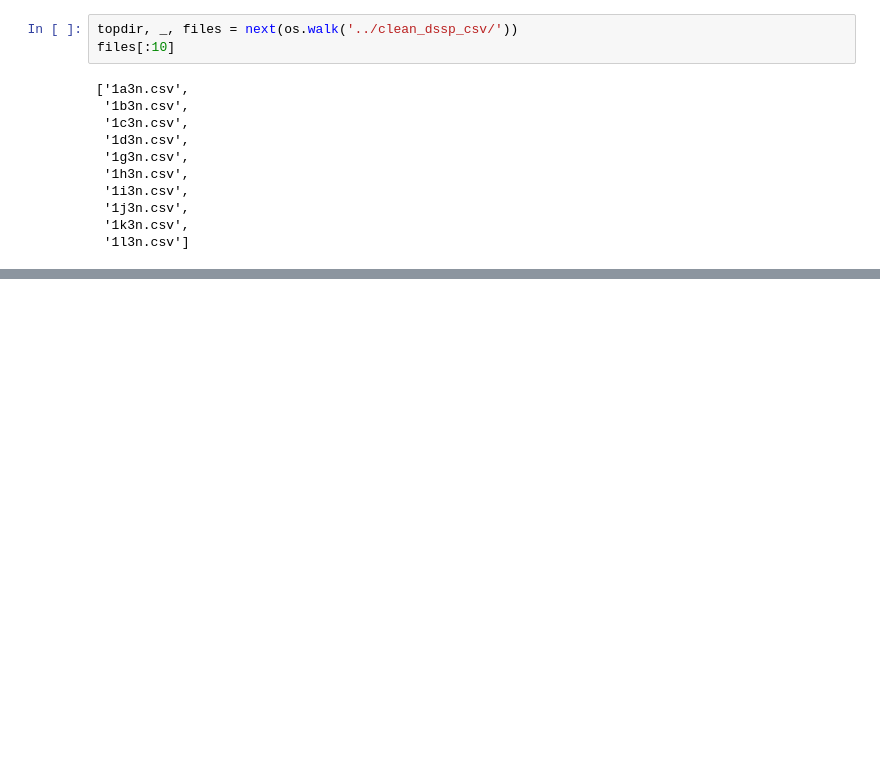
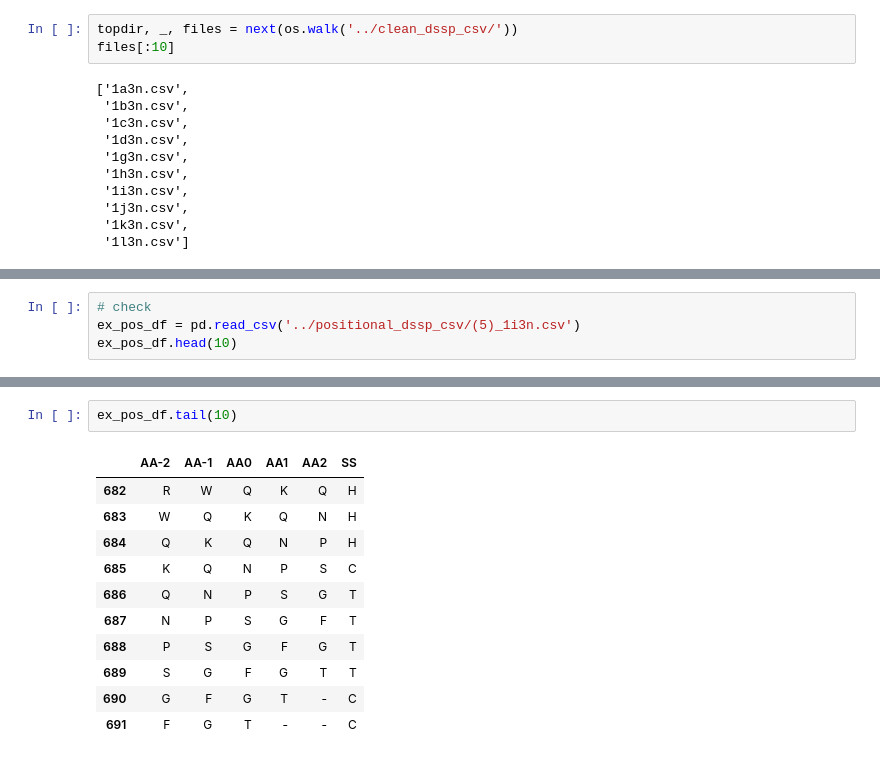
Before and after one commit to lucasramadan/Capstone, a Jupyter notebook: Data_Processing/Construct_Positional.ipynb, the cells around one changed output, grey strips where cells are left out. Cells and saved outputs as stored; diff of their text form; blank space fills up the shorter version.

```diff
--- a/Data_Processing/Construct_Positional.ipynb
+++ b/Data_Processing/Construct_Positional.ipynb
@@ -216,0 +212,4 @@ for i, fi in enumerate(files):
+# %%
+# check
+ex_pos_df = pd.read_csv('../positional_dssp_csv/(5)_1i3n.csv')
+ex_pos_df.head(10)
@@ -216,0 +228,14 @@ for i, fi in enumerate(files):
+# %%
+ex_pos_df.tail(10)
+# %% [output]
+|  | AA-2 | AA-1 | AA0 | AA1 | AA2 | SS |
+| 682 | R | W | Q | K | Q | H |
+| 683 | W | Q | K | Q | N | H |
+| 684 | Q | K | Q | N | P | H |
+| 685 | K | Q | N | P | S | C |
+| 686 | Q | N | P | S | G | T |
+| 687 | N | P | S | G | F | T |
+| 688 | P | S | G | F | G | T |
+| 689 | S | G | F | G | T | T |
+| 690 | G | F | G | T | - | C |
+| 691 | F | G | T | - | - | C |
```
Also changed, not shown: parts of 14 cells of this notebook, 1 other file.
